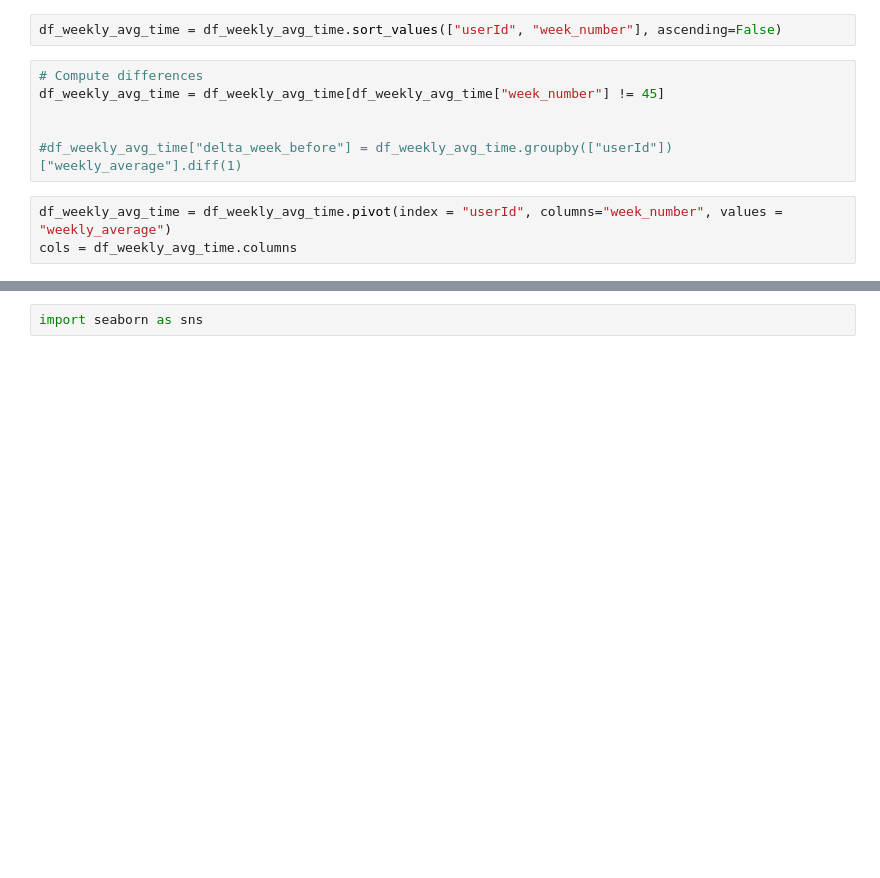
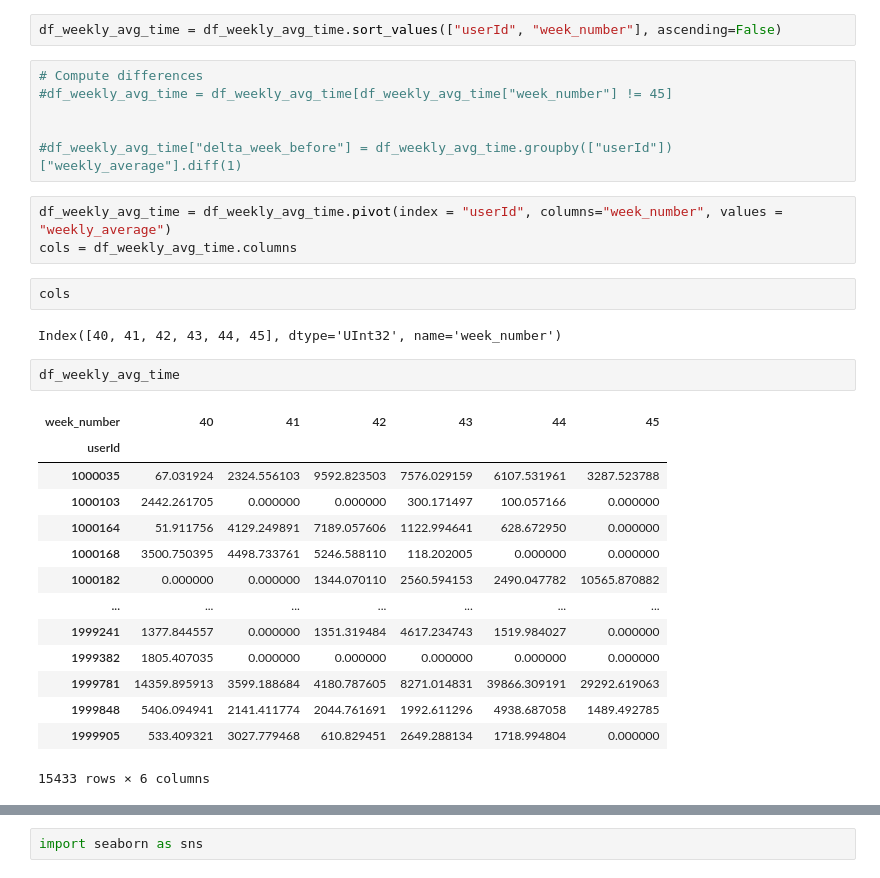
Before and after one commit to aaron3636/kaggle_churn_challenge, a Jupyter notebook: src/sandbox/sandbox_archive/usage_00.02.ipynb, the cells around one changed output, grey strips where cells are left out. Saved outputs shown, nothing was run; the diff lists cells and outputs as text; blank space fills up the shorter version.

```diff
--- a/src/sandbox/usage_00.02.ipynb
+++ b/src/sandbox/sandbox_archive/usage_00.02.ipynb
@@ -212,13 +241,34 @@ df_weekly_avg_time = df_X_1_merge[["userId", "week_number", "weekly_average"]].d
 df_weekly_avg_time = df_weekly_avg_time.sort_values(["userId", "week_number"], ascending=False)
 # %%
 # Compute differences
-df_weekly_avg_time = df_weekly_avg_time[df_weekly_avg_time["week_number"] != 45]
+#df_weekly_avg_time = df_weekly_avg_time[df_weekly_avg_time["week_number"] != 45]
 
 
 #df_weekly_avg_time["delta_week_before"] = df_weekly_avg_time.groupby(["userId"])["weekly_average"].diff(1)
 # %%
 df_weekly_avg_time = df_weekly_avg_time.pivot(index = "userId", columns="week_number", values = "weekly_average")
 cols = df_weekly_avg_time.columns
+# %%
+cols
+# %% [output]
+Index([40, 41, 42, 43, 44, 45], dtype='UInt32', name='week_number')
+# %%
+df_weekly_avg_time
+# %% [output]
+| week_number | 40 | 41 | 42 | 43 | 44 | 45 |
+| userId |  |  |  |  |  |  |
+| 1000035 | 67.031924 | 2324.556103 | 9592.823503 | 7576.029159 | 6107.531961 | 3287.523788 |
+| 1000103 | 2442.261705 | 0.000000 | 0.000000 | 300.171497 | 100.057166 | 0.000000 |
+| 1000164 | 51.911756 | 4129.249891 | 7189.057606 | 1122.994641 | 628.672950 | 0.000000 |
+| 1000168 | 3500.750395 | 4498.733761 | 5246.588110 | 118.202005 | 0.000000 | 0.000000 |
+| 1000182 | 0.000000 | 0.000000 | 1344.070110 | 2560.594153 | 2490.047782 | 10565.870882 |
+| ... | ... | ... | ... | ... | ... | ... |
+| 1999241 | 1377.844557 | 0.000000 | 1351.319484 | 4617.234743 | 1519.984027 | 0.000000 |
+| 1999382 | 1805.407035 | 0.000000 | 0.000000 | 0.000000 | 0.000000 | 0.000000 |
+| 1999781 | 14359.895913 | 3599.188684 | 4180.787605 | 8271.014831 | 39866.309191 | 29292.619063 |
+| 1999848 | 5406.094941 | 2141.411774 | 2044.761691 | 1992.611296 | 4938.687058 | 1489.492785 |
+| 1999905 | 533.409321 | 3027.779468 | 610.829451 | 2649.288134 | 1718.994804 | 0.000000 |
+15433 rows × 6 columns
 # %%
 #df_weekly_avg_time[40]
 
```
Also changed, not shown: parts of 26 cells of this notebook, 32 other files.
